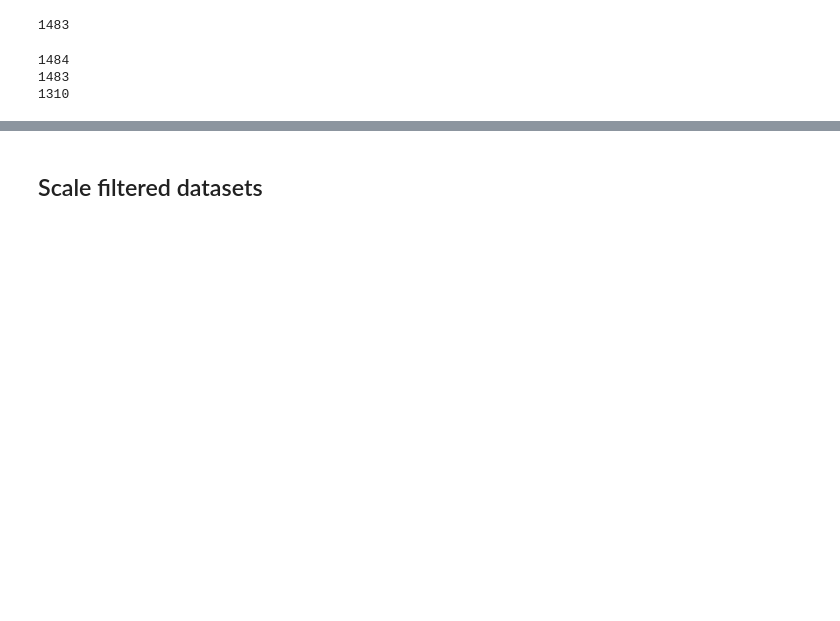
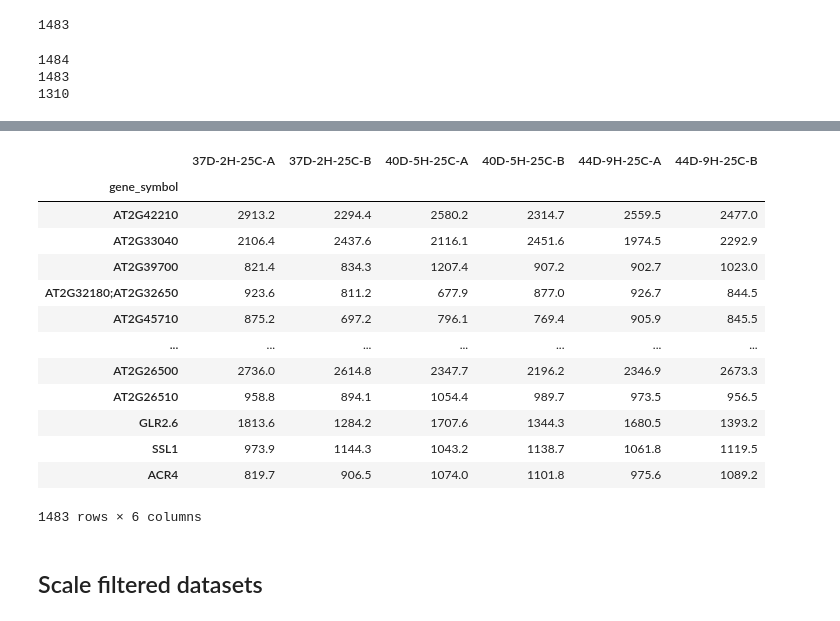
Before and after one commit to camilababo/BIONIC, a Jupyter notebook: input_files/data_pre_processing.ipynb, the cells around one changed output, grey strips where cells are left out. Saved outputs shown, nothing was run; the diff lists cells and outputs as text; code cells hidden in the pictures; blank space fills up the shorter version.

```diff
--- a/input_files/data_pre_processing.ipynb
+++ b/input_files/data_pre_processing.ipynb
@@ -312,3 +329,20 @@ print(len(set(filtered_sixteen_mad_genes).intersection(filtered_twenty_five_mad_
+# %%
+filtered_twenty_five_mad
+# %% [output]
+|  | 37D-2H-25C-A | 37D-2H-25C-B | 40D-5H-25C-A | 40D-5H-25C-B | 44D-9H-25C-A | 44D-9H-25C-B |
+| gene_symbol |  |  |  |  |  |  |
+| AT2G42210 | 2913.2 | 2294.4 | 2580.2 | 2314.7 | 2559.5 | 2477.0 |
+| AT2G33040 | 2106.4 | 2437.6 | 2116.1 | 2451.6 | 1974.5 | 2292.9 |
+| AT2G39700 | 821.4 | 834.3 | 1207.4 | 907.2 | 902.7 | 1023.0 |
+| AT2G32180;AT2G32650 | 923.6 | 811.2 | 677.9 | 877.0 | 926.7 | 844.5 |
+| AT2G45710 | 875.2 | 697.2 | 796.1 | 769.4 | 905.9 | 845.5 |
+| ... | ... | ... | ... | ... | ... | ... |
+| AT2G26500 | 2736.0 | 2614.8 | 2347.7 | 2196.2 | 2346.9 | 2673.3 |
+| AT2G26510 | 958.8 | 894.1 | 1054.4 | 989.7 | 973.5 | 956.5 |
+| GLR2.6 | 1813.6 | 1284.2 | 1707.6 | 1344.3 | 1680.5 | 1393.2 |
+| SSL1 | 973.9 | 1144.3 | 1043.2 | 1138.7 | 1061.8 | 1119.5 |
+| ACR4 | 819.7 | 906.5 | 1074.0 | 1101.8 | 975.6 | 1089.2 |
+1483 rows × 6 columns
 # %% [markdown]
 ## Scale filtered datasets
 # %%
```
Also changed, not shown: parts of 5 cells of this notebook, 28 other files.
